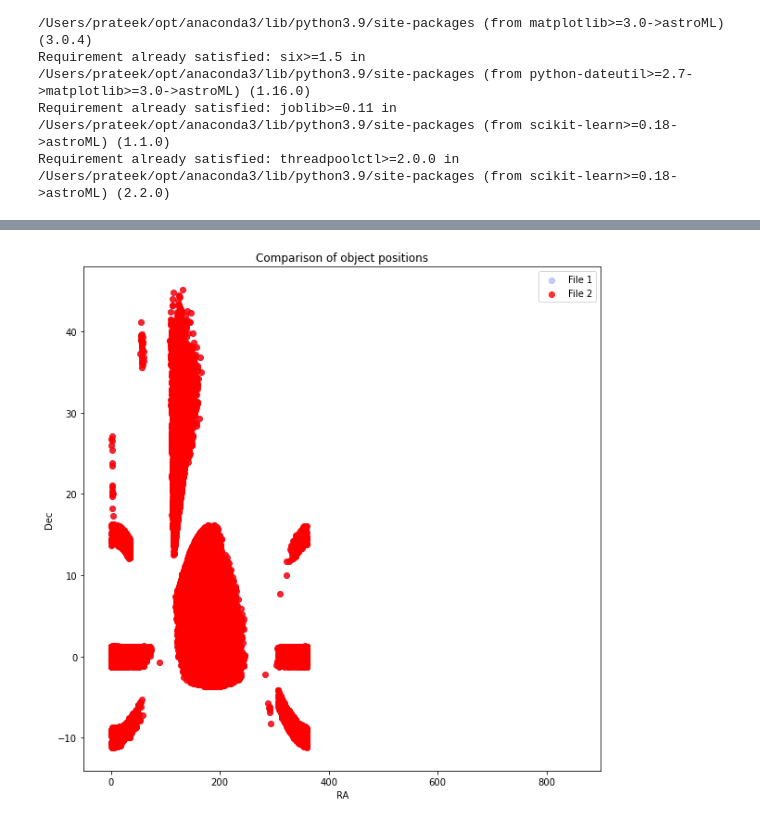
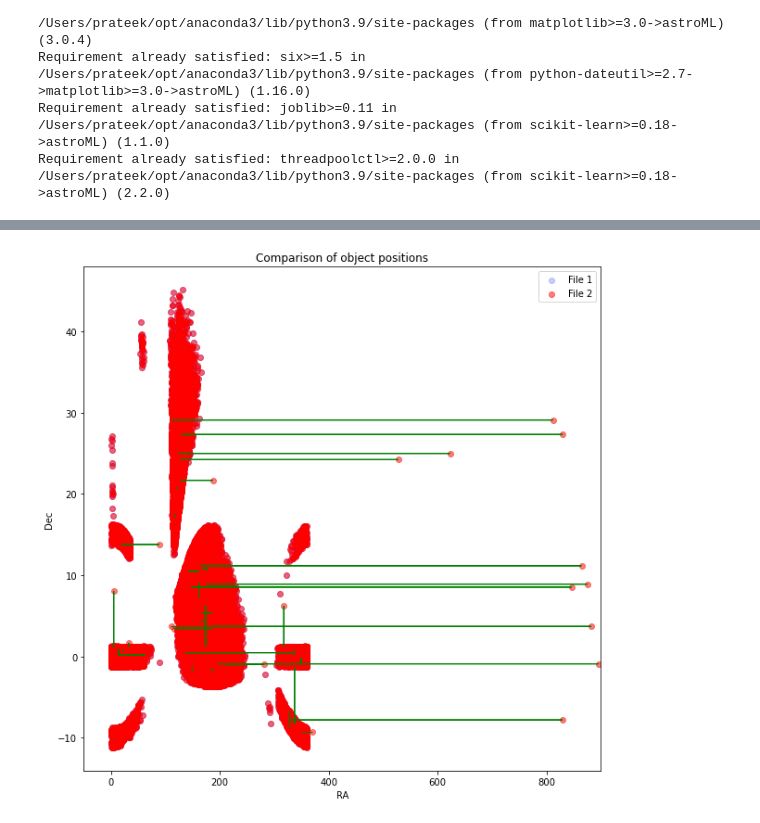
Before and after one commit to prateekdceit06/mled_project, a Jupyter notebook: AstroMLData.ipynb, the cells around one changed output, grey strips where cells are left out. Cells and saved outputs as stored; diff of their text form; code cells hidden in the pictures.

```diff
--- a/AstroMLData.ipynb
+++ b/AstroMLData.ipynb
@@ -234,33 +234,33 @@ import pandas as pd
 file1 = "astroMLDataLarge.csv"
 file2 = "astroMLDataLargeWithErrors.csv"
 df1 = pd.read_csv(file1)
-df2 = pd.read_csv(file1)
+df2 = pd.read_csv(file2)
 # %%
 # For simplicity, let's say we're comparing the 'ra' and 'dec' columns
 ra1, dec1 = df1['ra'], df1['dec']
 ra2, dec2 = df2['ra'], df2['dec']
 
 # Now we create the scatter plot
 plt.figure(figsize=(10, 10))
 plt.scatter(df1['ra'], df1['dec'], color='blue', label='File 1', alpha=0.2)
-plt.scatter(df2['ra'], df2['dec'], color='red', label='File 2', alpha=0.)
+plt.scatter(df2['ra'], df2['dec'], color='red', label='File 2', alpha=0.5)
 
 # Draw lines or arrows connecting the points from dataset 1 to dataset 2
 for r1, d1, r2, d2 in zip(ra1, dec1, ra2, dec2):
     if r2 != r1 or d2 != d1:
         plt.arrow(r1, d1, r2-r1, d2-d1, color='green')
 
 plt.xlabel('RA')
 plt.ylabel('Dec')
 plt.title('Comparison of object positions')
 plt.legend()
 
 # Fix x-axis scale
 plt.xlim(-50, 900)
 
 plt.show()
 # %% [output]
-[figure, old version]
+[figure, new version]
 # %%
 magnitudes = ['mag_u', 'mag_g', 'mag_r', 'mag_i', 'mag_z', 'mag_a', 'mag_V', 'mag_B']
 for mag in magnitudes:
```
Also changed, not shown: parts of 4 cells of this notebook, 16 other files.
